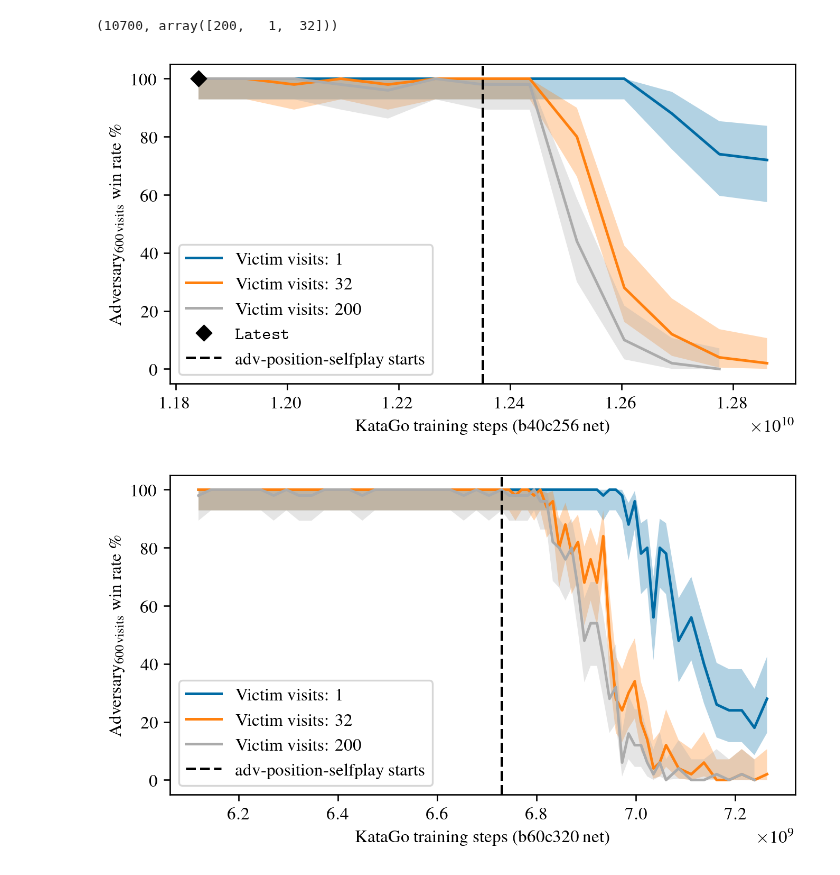
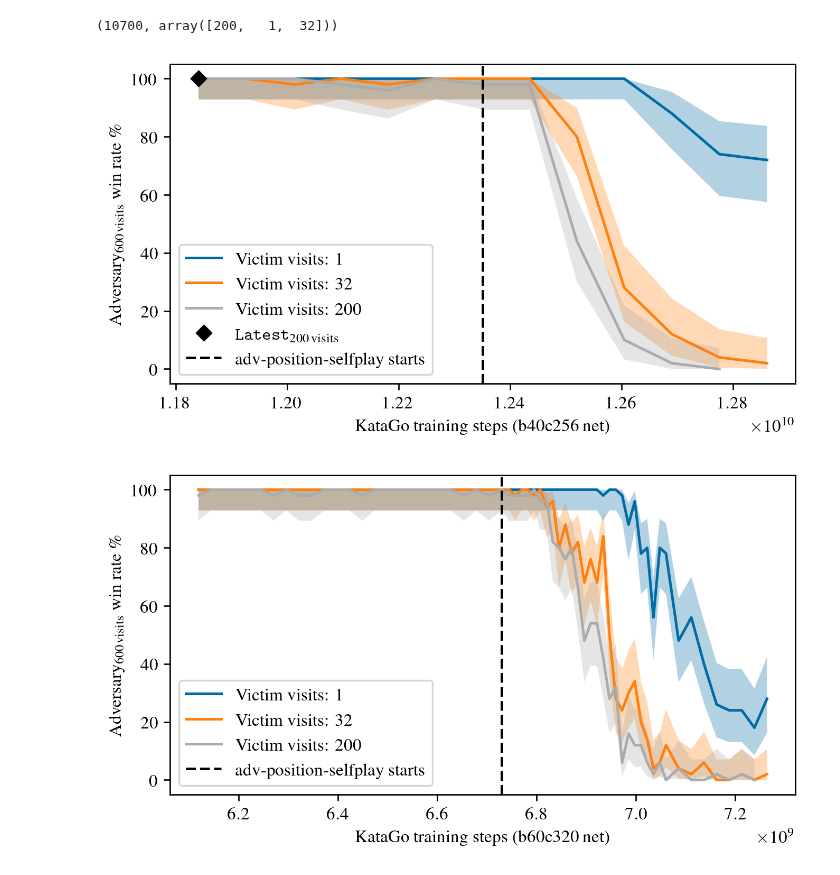
Before and after one commit to AlignmentResearch/KataGoVisualizer, a Jupyter notebook: notebooks/notebooks/paper/katago-new-ckpt-evals.ipynb, the cells around one changed output. Saved outputs shown, nothing was run; the diff lists cells and outputs as text; code cells hidden in the pictures.

```diff
--- a/notebooks/notebooks/paper/katago-new-ckpt-evals.ipynb
+++ b/notebooks/notebooks/paper/katago-new-ckpt-evals.ipynb
@@ -43,58 +42,57 @@ ALPHA = 0.05
 colors = plt.rcParams["axes.prop_cycle"].by_key()["color"]
 for net_type in sorted(df.victim_net_type.unique()):
     for i, vv in enumerate(sorted(df.victim_visits.unique())):
-        cdf = df.query("victim_net_type == @net_type and victim_visits == @vv")
-        mean_df = cdf.groupby("victim_steps").adv_win.mean()
+        sub_df = df.query("victim_net_type == @net_type and victim_visits == @vv")
+        mean_df = sub_df.groupby("victim_steps").adv_win.mean()
 
         (100 * mean_df).plot(label=f"Victim visits: {vv}", color=colors[i])
 
-        # Compute clopper-pearson confidence intervals
-        ci_df = cdf.groupby("victim_steps").adv_win.apply(
+        # Compute Clopper-Pearson confidence intervals
+        ci_df = sub_df.groupby("victim_steps").adv_win.apply(
             lambda x: proportion_confint(
                 x.sum(),
                 len(x),
                 alpha=ALPHA,
                 method="beta",
             )
         )
         ci_df = pd.DataFrame(
             ci_df.tolist(), index=ci_df.index, columns=["lower", "upper"]
         )
         ci_df = 100 * ci_df
         plt.fill_between(
             mean_df.index,
             ci_df.lower,  # type: ignore
             ci_df.upper,  # type: ignore
             alpha=0.3,
             color=colors[i],
             edgecolor="none",
         )
 
-        if vv == 200:
-            if net_type == "b40c256":
-                plt.plot(
-                    LATEST_STEPS,
-                    100 * cdf.query("victim_steps == @LATEST_STEPS").adv_win.mean(),
-                    "D",
-                    label=r"\texttt{Latest}",
-                    color="black",
-                )
+        if vv == 200 and net_type == "b40c256":
+            plt.plot(
+                LATEST_STEPS,
+                100 * sub_df.query("victim_steps == @LATEST_STEPS").adv_win.mean(),
+                "D",
+                label=r"\texttt{Latest}$_\mathrm{200\,visits}$",
+                color="black",
+            )
 
-            adv_training_start_steps = cdf.query(
-                "victim_rows <= @ADV_TRAIN_ROW_START"
-            ).victim_steps.max()
-            plt.axvline(
-                adv_training_start_steps,
-                color="black",
-                linestyle="--",
-                label="adv-position-selfplay starts",
-            )
+    adv_training_start_steps = df.query(
+        "victim_net_type == @net_type & victim_rows <= @ADV_TRAIN_ROW_START"
+    ).victim_steps.max()
+    plt.axvline(
+        adv_training_start_steps,
+        color="black",
+        linestyle="--",
+        label="adv-position-selfplay starts",
+    )
 
     # Legend in lower left corner
     plt.legend(loc="lower left")
     plt.ylabel(r"Adversary$_\mathrm{600\,visits}$ win rate \%")
     plt.xlabel(rf"KataGo training steps ({net_type} net)")
     plt.show()
 # %% [output]
-[figure, old version]
+[figure, new version]
 [figure]
```
Also changed, not shown: parts of 1 cell of this notebook.
